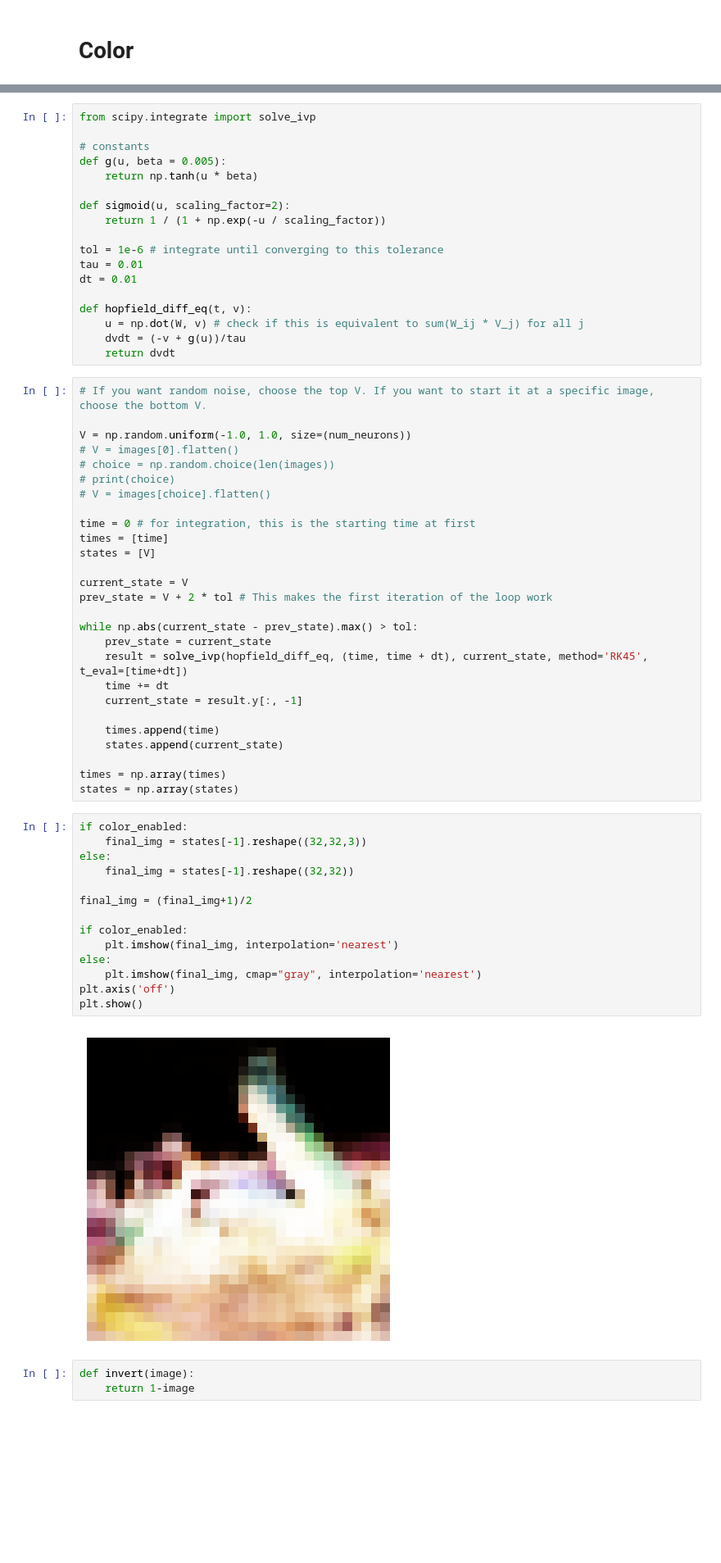
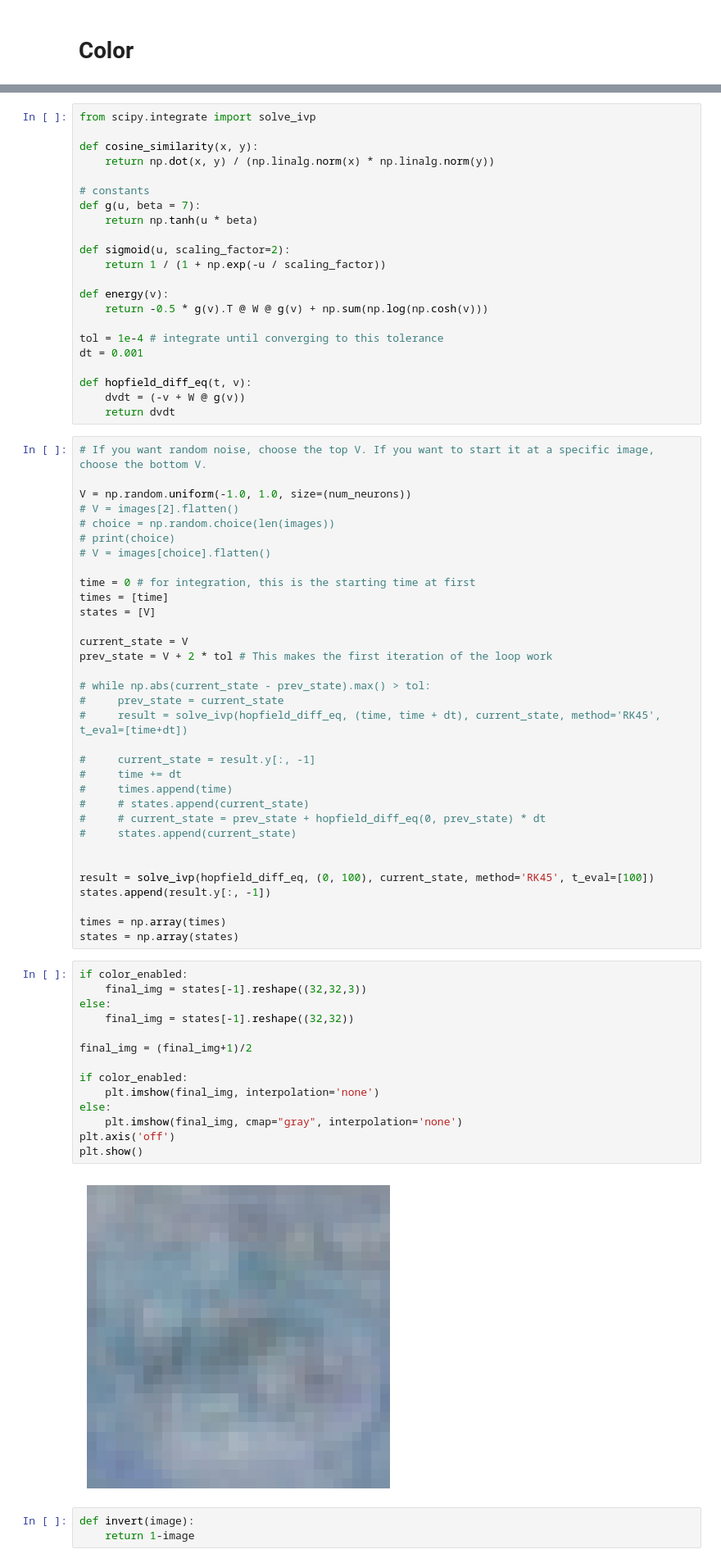
Before and after one commit to daniel-koronthaly/HopfieldImages, a Jupyter notebook: hopfield.ipynb, the cells around one changed output, grey strips where cells are left out. Shown at 82% size. Drawn from its saved outputs; the diff is of its cells as text; blank space fills up the shorter version.

Commit message:
Hopfield Networks is all you need equations added

```diff
--- a/hopfield.ipynb
+++ b/hopfield.ipynb
@@ -98,26 +114,30 @@ np.fill_diagonal(W, 0)
 # %%
 from scipy.integrate import solve_ivp
 
+def cosine_similarity(x, y):
+    return np.dot(x, y) / (np.linalg.norm(x) * np.linalg.norm(y))
+
 # constants
-def g(u, beta = 0.005):
+def g(u, beta = 7):
     return np.tanh(u * beta)
 
 def sigmoid(u, scaling_factor=2):
     return 1 / (1 + np.exp(-u / scaling_factor))
 
-tol = 1e-6 # integrate until converging to this tolerance
-tau = 0.01
-dt = 0.01
+def energy(v):
+    return -0.5 * g(v).T @ W @ g(v) + np.sum(np.log(np.cosh(v)))
+
+tol = 1e-4 # integrate until converging to this tolerance
+dt = 0.001
 
 def hopfield_diff_eq(t, v):
-    u = np.dot(W, v) # check if this is equivalent to sum(W_ij * V_j) for all j
-    dvdt = (-v + g(u))/tau
+    dvdt = (-v + W @ g(v))
     return dvdt
 # %%
 # If you want random noise, choose the top V. If you want to start it at a specific image, choose the bottom V.
 
 V = np.random.uniform(-1.0, 1.0, size=(num_neurons))
-# V = images[0].flatten()
+# V = images[2].flatten()
 # choice = np.random.choice(len(images))
 # print(choice)
 # V = images[choice].flatten()
@@ -129,33 +149,39 @@ states = [V]
 current_state = V
 prev_state = V + 2 * tol # This makes the first iteration of the loop work
 
-while np.abs(current_state - prev_state).max() > tol:
-    prev_state = current_state
-    result = solve_ivp(hopfield_diff_eq, (time, time + dt), current_state, method='RK45', t_eval=[time+dt])
-    time += dt
-    current_state = result.y[:, -1]
+# while np.abs(current_state - prev_state).max() > tol:
+#     prev_state = current_state
+#     result = solve_ivp(hopfield_diff_eq, (time, time + dt), current_state, method='RK45', t_eval=[time+dt])
 
-    times.append(time)
-    states.append(current_state)
+#     current_state = result.y[:, -1]
+#     time += dt
+#     times.append(time)
+#     # states.append(current_state)
+#     # current_state = prev_state + hopfield_diff_eq(0, prev_state) * dt
+#     states.append(current_state)
+
+
+result = solve_ivp(hopfield_diff_eq, (0, 100), current_state, method='RK45', t_eval=[100])
+states.append(result.y[:, -1])
 
 times = np.array(times)
 states = np.array(states)
 # %%
 if color_enabled:
     final_img = states[-1].reshape((32,32,3))
 else:
     final_img = states[-1].reshape((32,32))
 
 final_img = (final_img+1)/2
 
 if color_enabled:
-    plt.imshow(final_img, interpolation='nearest')
+    plt.imshow(final_img, interpolation='none')
 else:
-    plt.imshow(final_img, cmap="gray", interpolation='nearest')
+    plt.imshow(final_img, cmap="gray", interpolation='none')
 plt.axis('off')
 plt.show()
 # %% [output]
-[figure, old version]
+[figure, new version]
 # %%
 def invert(image):
     return 1-image
```
Also changed, not shown: parts of 14 cells of this notebook.
